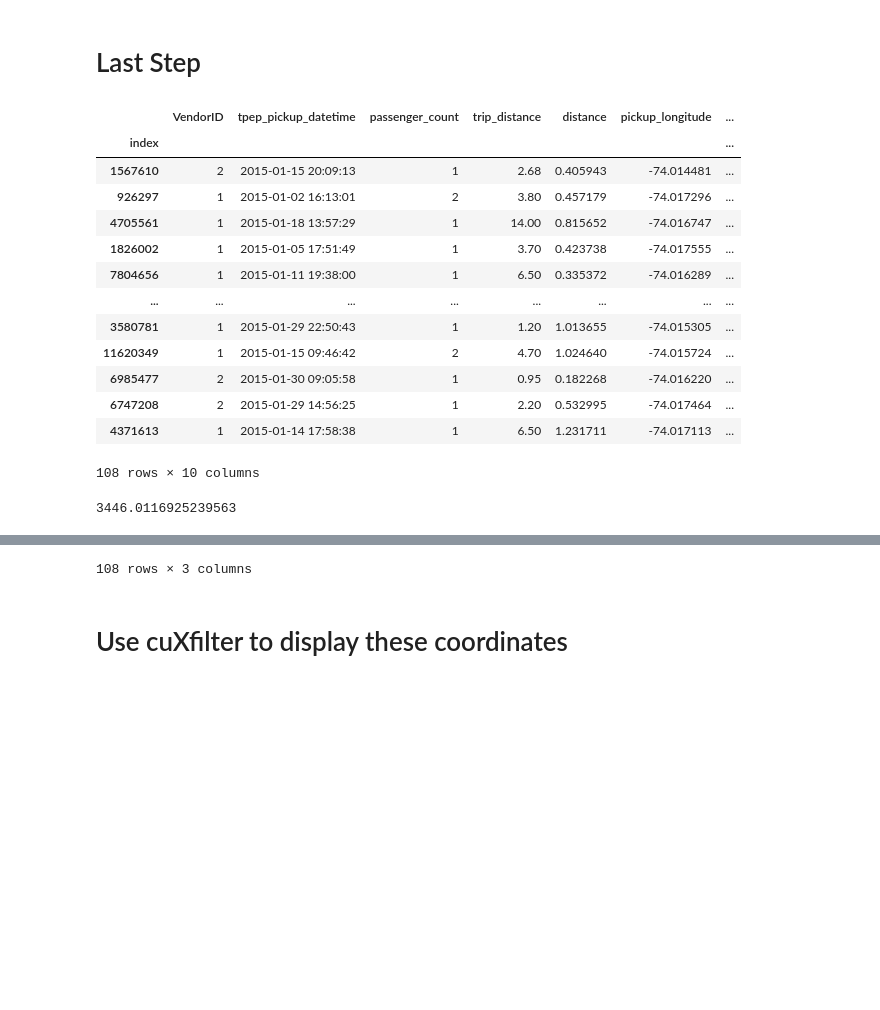
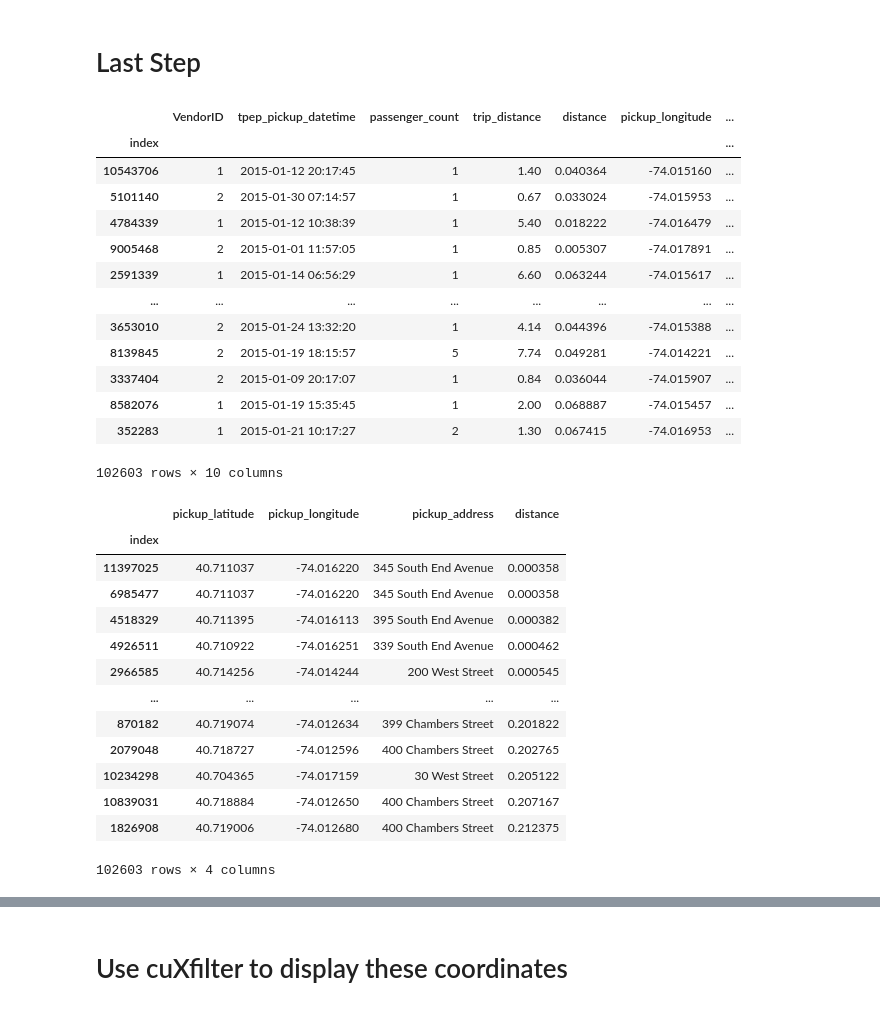
Before and after one commit to thomcom/gtc-2023, a Jupyter notebook: GTC 2023.ipynb, the cells around one changed output, grey strips where cells are left out. Saved outputs shown, nothing was run; the diff lists cells and outputs as text; code cells hidden in the pictures; blank space fills up the shorter version.

```diff
--- a/GTC 2023.ipynb
+++ b/GTC 2023.ipynb
@@ -127,5 +146,6 @@ display(borough_pickups)
 
 zones["pickup_count"] = borough_pickups.groupby('polygon_index').count()
 zones["address_count"] = borough_addresses.groupby('polygon_index').count()
-# Add to taxi2015 dataframe for demo display
+pd.set_option('display.max_rows', 265)
+zones.iloc[0:120]
 # %% [output]
@@ -197,7 +217,7 @@ haversines = cuspatial.haversine_distance(
     pickup_points.points.x,
     pickup_points.points.y,
     address_points.points.x,
-    address_points.points.y
+    address_points.points.y,
 )
 
 gb_df = cudf.DataFrame({
@@ -208,18 +228,19 @@ gb_df = cudf.DataFrame({
 
 address_indices_of_nearest = gb_df[['address', 'distance']].groupby('address').idxmin()
 pickup_indices_of_nearest = gb_df[['pickup', 'distance']].groupby('pickup').idxmin()
-address_pickup_minimum_correspondence = gb_df.loc[address_indices_of_nearest['distance']]
+address_nearest_pickups = gb_df.loc[address_indices_of_nearest['distance']]
+pickups_nearest_address = gb_df.loc[pickup_indices_of_nearest['distance']]
 # %% [markdown]
 # We're almost there
 
 ### We have the index of the addresses and their pickups
 # %%
-nearest_pickups = taxi2015.iloc[address_pickup_minimum_correspondence['pickup']]
-nearest_addresses_lonlat = NAD.loc[address_pickup_minimum_correspondence['address']]
-# display(nearest_pickups)
-# display(nearest_addresses_lonlat)
+# Original data nearest pickups and addresses
+
+nearest_pickups = taxi2015.iloc[pickups_nearest_address['pickup']]
+nearest_addresses_lonlat = NAD.loc[pickups_nearest_address['address']]
 # %%
-# concatenate address fields
+# Concatenate address fields
 
 def build_address_string(NAD_Street):
     blanks = cudf.Series([' '] * len(NAD_Street))
@@ -241,48 +262,66 @@ def build_address_string(NAD_Street):
     )
     return street_names.str.replace('  ', ' ')
 
-nearest_addresses_street_name = NAD_Street.loc[address_pickup_minimum_correspondence['address']]
+nearest_addresses_street_name = NAD_Street.loc[pickups_nearest_address['address']]
 street_names = build_address_string(nearest_addresses_street_name)
 # %% [markdown]
 # Last Step
 # %%
 # Attach the street names to the original pickups dataframe
 
+# save the taxi2015 index
 no_index = nearest_pickups.reset_index()
-no_index['address'] = street_names.reset_index(drop=True)
-no_index['distance'] = gb_df['distance']
+# set taxi2015 street names and distances based on their iloc positions
+no_index['pickup_address'] = street_names.reset_index(drop=True)
+no_index['distance'] = pickups_nearest_address['distance'].reset_index(drop=True)
+# return the index
 taxi_pickups_with_address = no_index.set_index(no_index['index'])
 taxi_pickups_with_address.drop('index', inplace=True, axis=1)
+
 display(taxi_pickups_with_address[[
     'VendorID',
     'tpep_pickup_datetime',
     'passenger_count',
     'trip_distance',
     'distance',
     'pickup_longitude',
     'pickup_latitude',
     'fare_amount',
     'tip_amount',
-    'address'
+    'pickup_address'
 ]])
 display(taxi_pickups_with_address[[
     'pickup_latitude',
     'pickup_longitude',
-    'address'
-]])
+    'pickup_address',
+    'distance'
+]].sort_values('distance'))
 # %% [output]
 |  | VendorID | tpep_pickup_datetime | passenger_count | trip_distance | distance | pickup_longitude | ... |
 | index |  |  |  |  |  |  | ... |
-| 1567610 | 2 | 2015-01-15 20:09:13 | 1 | 2.68 | 0.405943 | -74.014481 | ... |
-| 926297 | 1 | 2015-01-02 16:13:01 | 2 | 3.80 | 0.457179 | -74.017296 | ... |
-| 4705561 | 1 | 2015-01-18 13:57:29 | 1 | 14.00 | 0.815652 | -74.016747 | ... |
-| 1826002 | 1 | 2015-01-05 17:51:49 | 1 | 3.70 | 0.423738 | -74.017555 | ... |
-| 7804656 | 1 | 2015-01-11 19:38:00 | 1 | 6.50 | 0.335372 | -74.016289 | ... |
+| 10543706 | 1 | 2015-01-12 20:17:45 | 1 | 1.40 | 0.040364 | -74.015160 | ... |
+| 5101140 | 2 | 2015-01-30 07:14:57 | 1 | 0.67 | 0.033024 | -74.015953 | ... |
+| 4784339 | 1 | 2015-01-12 10:38:39 | 1 | 5.40 | 0.018222 | -74.016479 | ... |
+| 9005468 | 2 | 2015-01-01 11:57:05 | 1 | 0.85 | 0.005307 | -74.017891 | ... |
+| 2591339 | 1 | 2015-01-14 06:56:29 | 1 | 6.60 | 0.063244 | -74.015617 | ... |
 | ... | ... | ... | ... | ... | ... | ... | ... |
-| 3580781 | 1 | 2015-01-29 22:50:43 | 1 | 1.20 | 1.013655 | -74.015305 | ... |
-| 11620349 | 1 | 2015-01-15 09:46:42 | 2 | 4.70 | 1.024640 | -74.015724 | ... |
-| 6985477 | 2 | 2015-01-30 09:05:58 | 1 | 0.95 | 0.182268 | -74.016220 | ... |
-| 6747208 | 2 | 2015-01-29 14:56:25 | 1 | 2.20 | 0.532995 | -74.017464 | ... |
-| 4371613 | 1 | 2015-01-14 17:58:38 | 1 | 6.50 | 1.231711 | -74.017113 | ... |
+| 3653010 | 2 | 2015-01-24 13:32:20 | 1 | 4.14 | 0.044396 | -74.015388 | ... |
+| 8139845 | 2 | 2015-01-19 18:15:57 | 5 | 7.74 | 0.049281 | -74.014221 | ... |
+| 3337404 | 2 | 2015-01-09 20:17:07 | 1 | 0.84 | 0.036044 | -74.015907 | ... |
+| 8582076 | 1 | 2015-01-19 15:35:45 | 1 | 2.00 | 0.068887 | -74.015457 | ... |
+| 352283 | 1 | 2015-01-21 10:17:27 | 2 | 1.30 | 0.067415 | -74.016953 | ... |
-108 rows × 10 columns
+102603 rows × 10 columns
+|  | pickup_latitude | pickup_longitude | pickup_address | distance |
+| index |  |  |  |  |
+| 11397025 | 40.711037 | -74.016220 | 345 South End Avenue | 0.000358 |
+| 6985477 | 40.711037 | -74.016220 | 345 South End Avenue | 0.000358 |
+| 4518329 | 40.711395 | -74.016113 | 395 South End Avenue | 0.000382 |
+| 4926511 | 40.710922 | -74.016251 | 339 South End Avenue | 0.000462 |
+| 2966585 | 40.714256 | -74.014244 | 200 West Street | 0.000545 |
+| ... | ... | ... | ... | ... |
+| 870182 | 40.719074 | -74.012634 | 399 Chambers Street | 0.201822 |
+| 2079048 | 40.718727 | -74.012596 | 400 Chambers Street | 0.202765 |
+| 10234298 | 40.704365 | -74.017159 | 30 West Street | 0.205122 |
+| 10839031 | 40.718884 | -74.012650 | 400 Chambers Street | 0.207167 |
+| 1826908 | 40.719006 | -74.012680 | 400 Chambers Street | 0.212375 |
-3446.0116925239563
+102603 rows × 4 columns
@@ -302,4 +328,3 @@ display(taxi_pickups_with_address[[
-108 rows × 3 columns
 # %% [markdown]
 # Use cuXfilter to display these coordinates
 # %%
```
Also changed, not shown: parts of 10 cells of this notebook.
